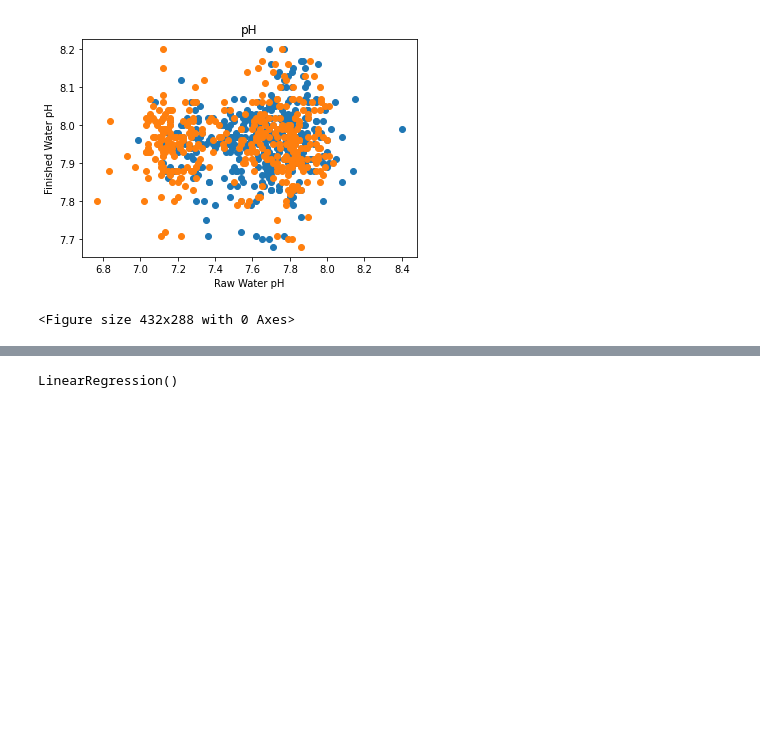
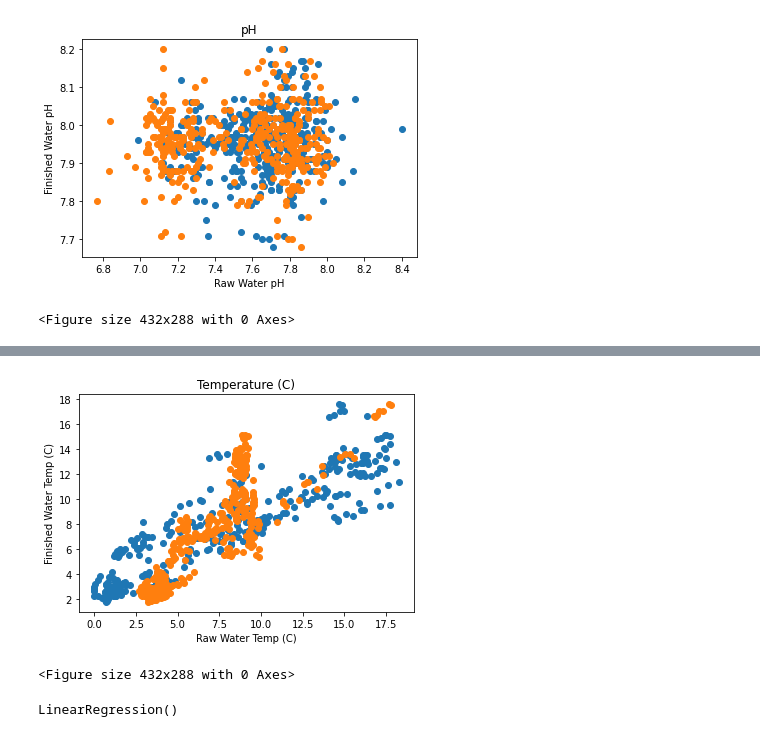
Before and after one commit to aidixon/Project-3, a Jupyter notebook: ML.ipynb, the cells around one changed output, grey strips where cells are left out. Drawn from its saved outputs; the diff is of its cells as text; code cells hidden in the pictures; blank space fills up the shorter version.

```diff
--- a/ML.ipynb
+++ b/ML.ipynb
@@ -89,3 +100,14 @@ plt.savefig("Images/pH.png")
+# %%
+plt.scatter(X4, y4)
+plt.scatter(X5, y5)
+plt.xlabel("Raw Water Temp (C)")
+plt.ylabel("Finished Water Temp (C)")
+plt.title("Temperature (C)")
+plt.show()
+plt.savefig("Images/temperature.png")
+# %% [output]
+[figure, added]
+<Figure size 432x288 with 0 Axes>
 # %%
 # LinearRegression used to create model and fit it
 model = LinearRegression()
```
Also changed, not shown: parts of 1 cell of this notebook, 2 other files.
